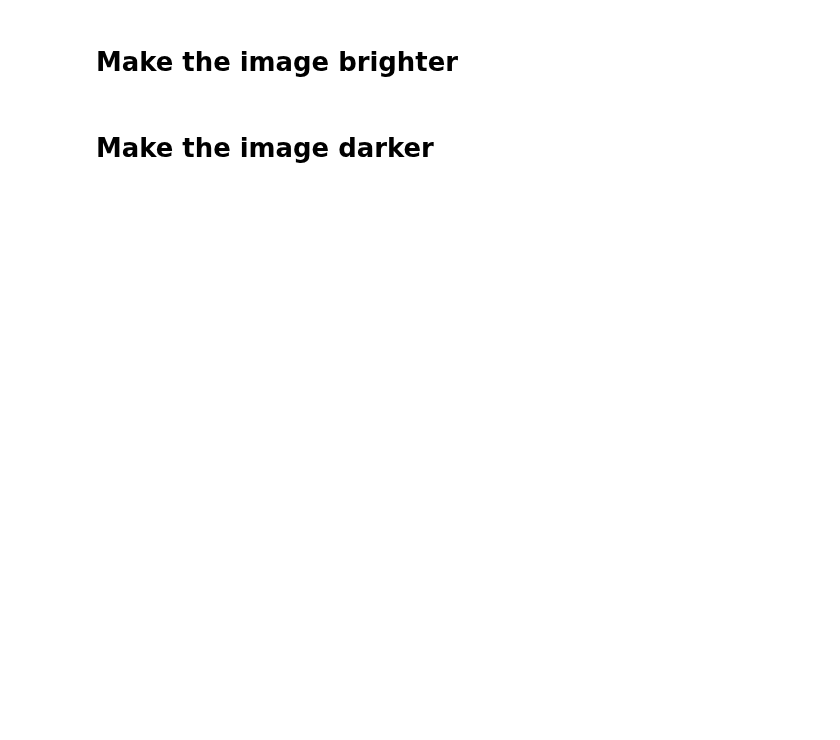
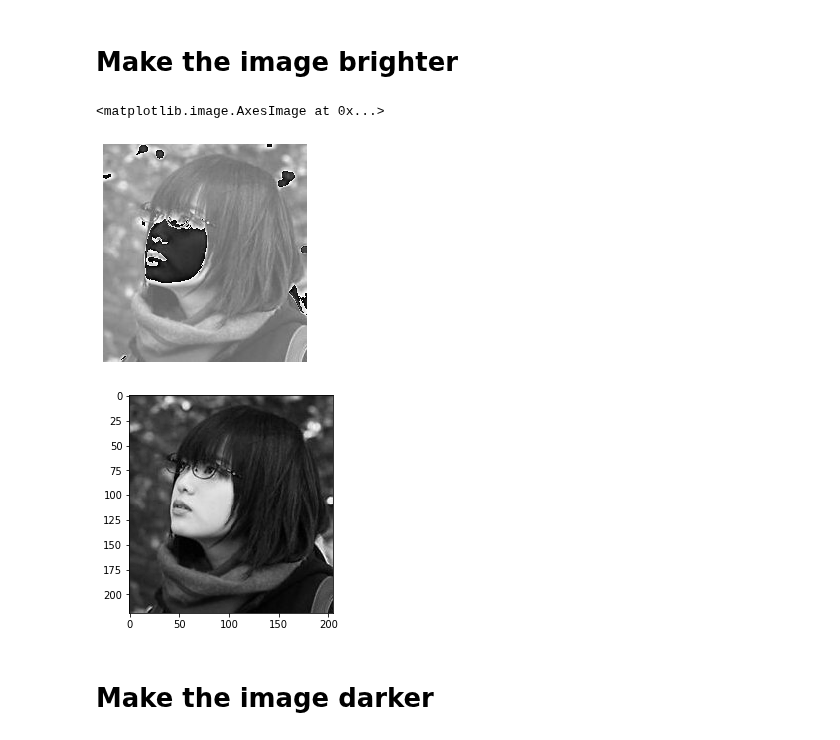
Before and after one commit to lihd1003/19W-Course-Material, a Jupyter notebook: CSC320 Intro to Visual Computing/TUTORIAL/opencv_demo_week1_2.ipynb, the cells around one changed output. Cells and saved outputs as stored; diff of their text form; code cells hidden in the pictures; blank space fills up the shorter version.

```diff
--- a/CSC320 Intro to Visual Computing/TUTORIAL/opencv_demo_week1_2.ipynb
+++ b/CSC320 Intro to Visual Computing/TUTORIAL/opencv_demo_week1_2.ipynb
@@ -1,15 +1,24 @@
-# %%
-import numpy as np
-import cv2
-from IPython.display import Image
-
-def imshow(img):
-    # use cv2.imshow("windows name",img) when not in colab
-    cv2_imshow(img)
-    cv2.waitKey(0)
+# %%
+import numpy as np
+import cv2
+from IPython.display import Image
+import matplotlib.pyplot as plt
+
+def imshow(img, ax=None, title="", bgr=True):
+    # since plt and cv2 have different RGB sorting
+    if bgr:
+        img = cv2.cvtColor(img,cv2.COLOR_BGR2RGB)
+    if ax == None:
+        plt.imshow(img.astype(np.uint8))
+        plt.axis("off")
+        plt.title(title)
+    else:
+        ax.imshow(img.astype(np.uint8))
+        ax.set_axis_off()
+        ax.set_title(title)
 # %%
 # change to current image name
-img_name = "apple-pie.jpg"
+img_name = "../assets/yurina.jpg"
 # %% [markdown]
 # Read an image using imread
 # %%
@@ -60,8 +86,13 @@ imshow(img_flipped)
 # %%
 img_brighter = img + 100  # will overflow since the max possible intensity for a pixel is 255
 imshow(img_brighter)
 img_brighter_2 = img + (255 - img) / 2  # will make the image brighter, but with lower contrast
-imshow(img_brighter_2)
+plt.figure()
+plt.imshow(img_brighter_2, cmap="gray")
+# %% [output]
+<matplotlib.image.AxesImage at 0x...>
+[figure, added]
+[figure, added]
 # %% [markdown]
 # Make the image darker
 # %%
```
Also changed, not shown: parts of 12 cells of this notebook, 6 other files.
